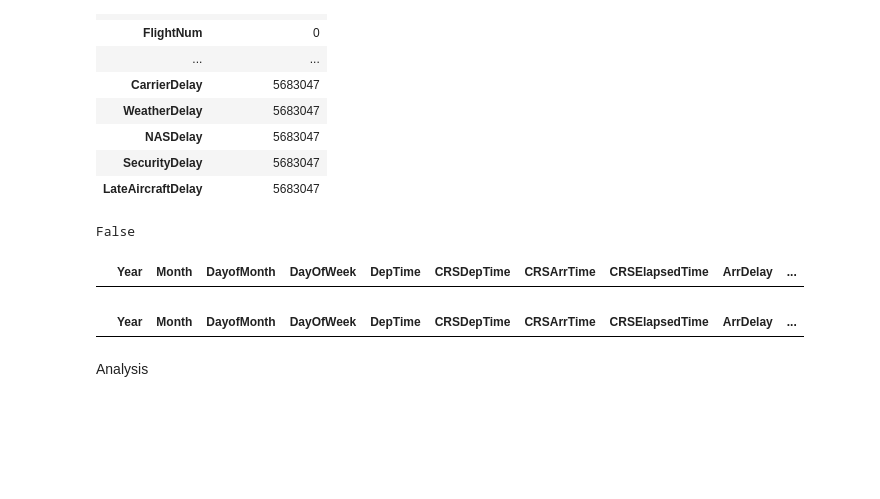
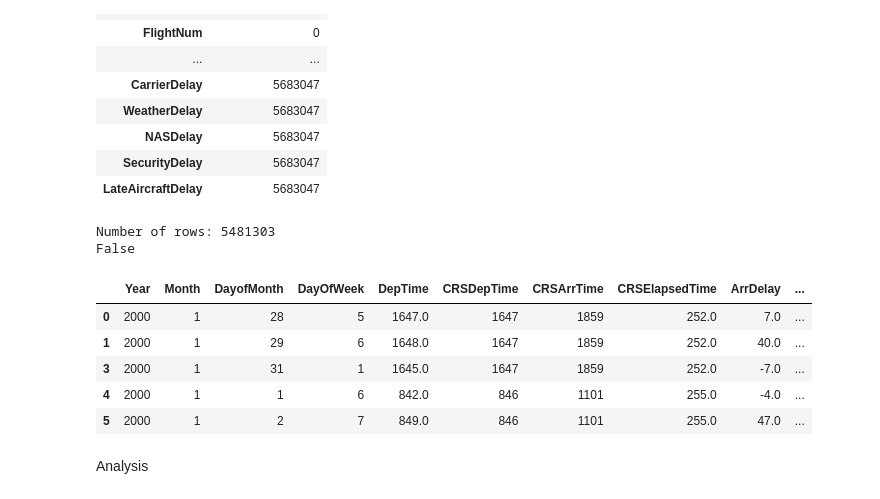
Before and after one commit to Elena-Gomez-Orihuel/bigData, a Jupyter notebook: exploration.ipynb, the cells around one changed output. Drawn from its saved outputs; the diff is of its cells as text; code cells hidden in the pictures; blank space fills up the shorter version.

```diff
--- a/exploration.ipynb
+++ b/exploration.ipynb
@@ -94,9 +94,18 @@ Number of missing values in each column
 | NASDelay | 5683047 |
 | SecurityDelay | 5683047 |
 | LateAircraftDelay | 5683047 |
+# %%
+#Drop the columns containing only missing values
+data = data.drop(['CarrierDelay', 'WeatherDelay', 'NASDelay', 'SecurityDelay', 'LateAircraftDelay'], axis = 1)
+# %%
+#eliminating cancelled flights and cancellation columns
+data = data[data.Cancelled != 1]
+data = data.drop(['Cancelled', 'CancellationCode'], axis = 1)
 # %%
 #Drop the rows with missing values
 data = data.dropna(axis = 0)
-data.isnull().values.any()
+print('Number of rows:' , data.shape[0])
+print(data.isnull().values.any())
 # %% [output]
+Number of rows: 5481303
 False
@@ -106,19 +112,14 @@ data = data[data.Cancelled != 1]
 # %%
 #removing forbidden variables and other with no useful information
-data = data.drop(['ArrTime', 'AirTime', 'ActualElapsedTime', 'TaxiIn', 'Diverted', 'CarrierDelay', 'WeatherDelay', 'NASDelay', 'SecurityDelay', 'LateAircraftDelay', 'UniqueCarrier', 'FlightNum', 'TailNum', 'Cancelled', 'CancellationCode'], axis =1)
+data = data.drop(['ArrTime', 'AirTime', 'ActualElapsedTime', 'TaxiIn', 'Diverted', 'UniqueCarrier', 'FlightNum', 'TailNum'], axis =1)
 data.head(5)
 # %% [output]
 |  | Year | Month | DayofMonth | DayOfWeek | DepTime | CRSDepTime | CRSArrTime | CRSElapsedTime | ArrDelay | ... |
+| 0 | 2000 | 1 | 28 | 5 | 1647.0 | 1647 | 1859 | 252.0 | 7.0 | ... |
+| 1 | 2000 | 1 | 29 | 6 | 1648.0 | 1647 | 1859 | 252.0 | 40.0 | ... |
+| 3 | 2000 | 1 | 31 | 1 | 1645.0 | 1647 | 1859 | 252.0 | -7.0 | ... |
+| 4 | 2000 | 1 | 1 | 6 | 842.0 | 846 | 1101 | 255.0 | -4.0 | ... |
+| 5 | 2000 | 1 | 2 | 7 | 849.0 | 846 | 1101 | 255.0 | 47.0 | ... |
-# %%
-#Encoding the categorical variables
-data["Origin"]= data["Origin"].astype('category')
-data["Origin"]= data["Origin"].cat.codes
-data["Dest"]= data["Dest"].astype('category')
-data["Dest"]= data["Dest"].cat.codes
-data.dtypes
-data.head(15)
-# %% [output]
-|  | Year | Month | DayofMonth | DayOfWeek | DepTime | CRSDepTime | CRSArrTime | CRSElapsedTime | ArrDelay | ... |
 # %% [markdown]
 Analysis
 # %%
```
Also changed, not shown: parts of 6 cells of this notebook, 1 other file.
